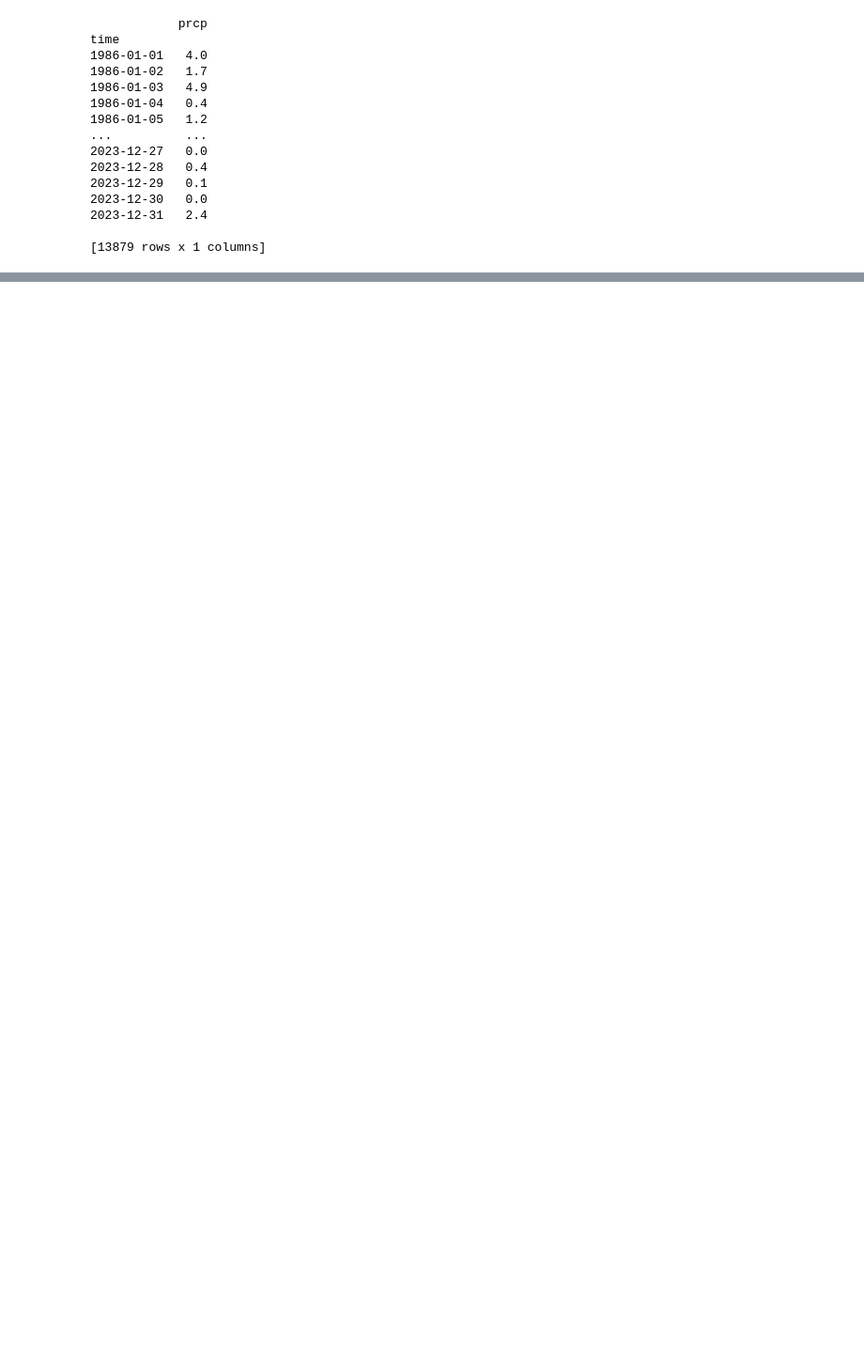
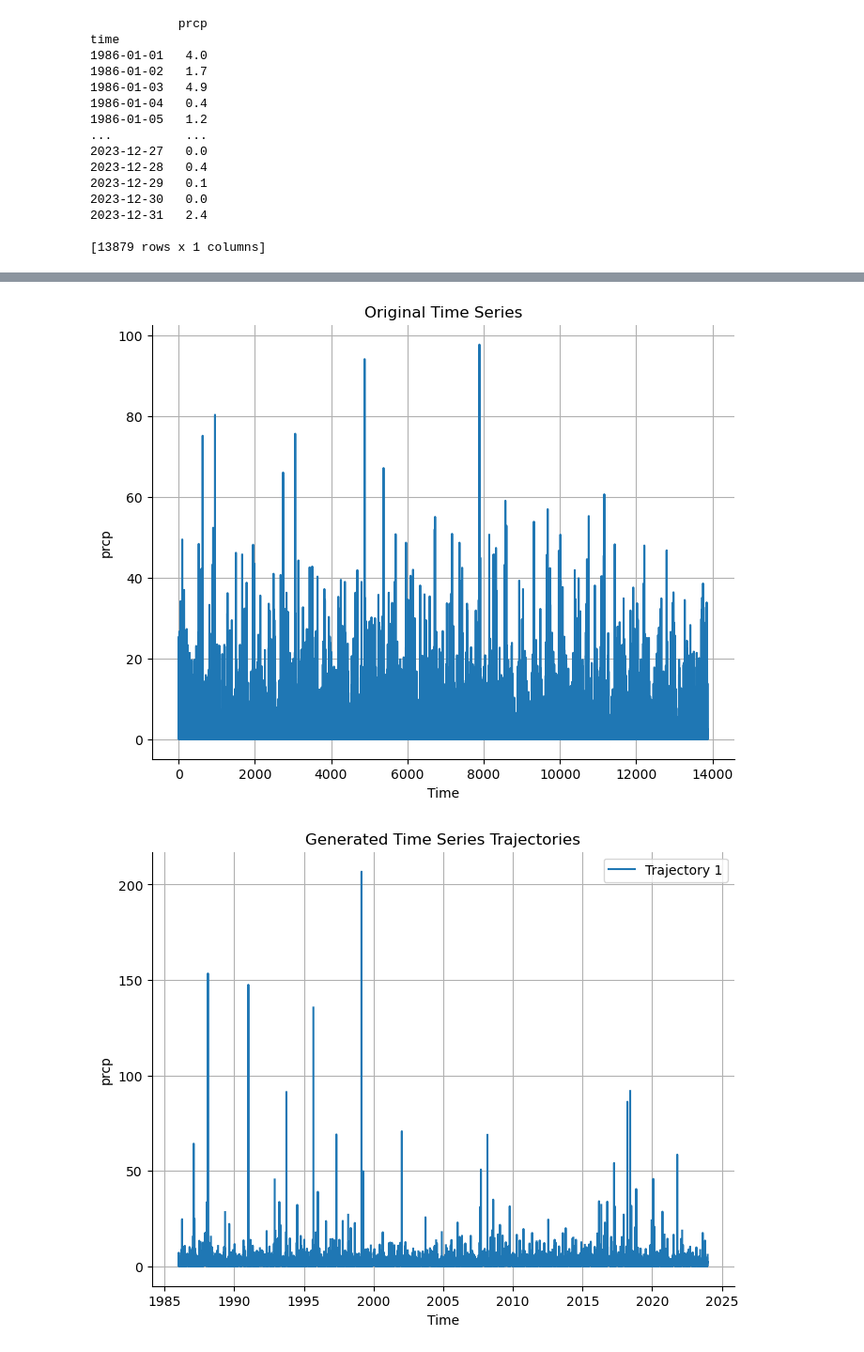
Before and after one commit to CooperBigFoot/gratis-precip, a Jupyter notebook: examples/example.ipynb, the cells around one changed output, grey strips where cells are left out. Shown: that part at 94% size. Saved outputs shown, nothing was run; the diff lists cells and outputs as text; code cells hidden in the pictures; blank space fills up the shorter version.

```diff
--- a/examples/example.ipynb
+++ b/examples/example.ipynb
@@ -345,0 +342,8 @@ plot_multiple_time_series(
+# %%
+# Plot results
+mar_generator.plot_original_data()
+mar_generator.plot_generated_trajectories(n_trajectories=1)
+mar_generator.display_acf_pacf_plots()
+# %% [output]
+[figure, added]
+[figure, added]
```
Also changed, not shown: parts of 8 cells of this notebook, 3 other files.
